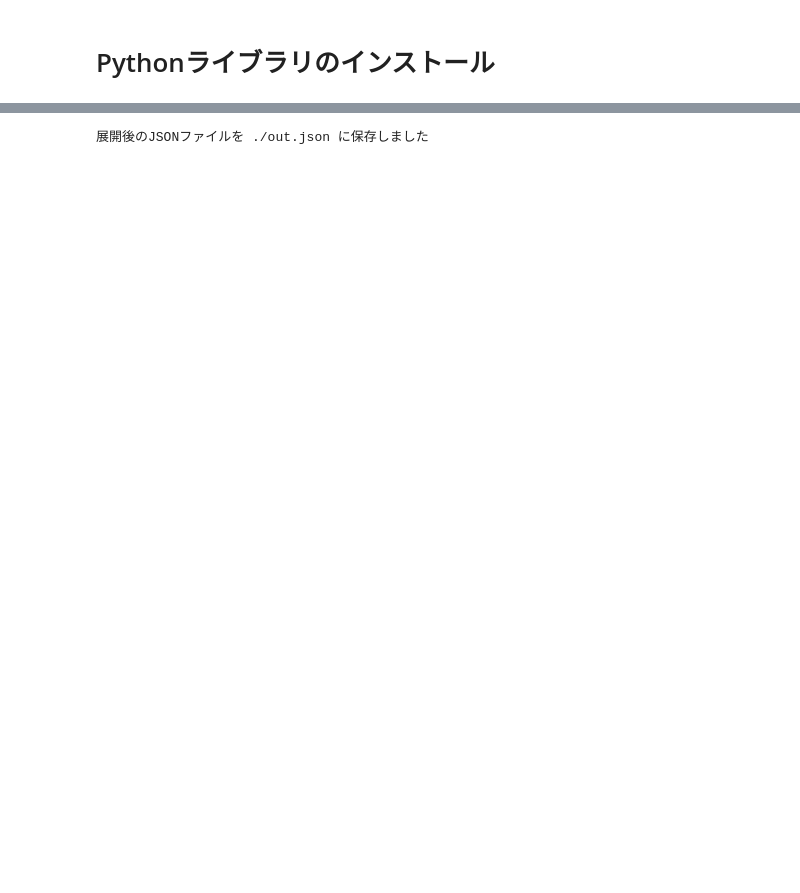
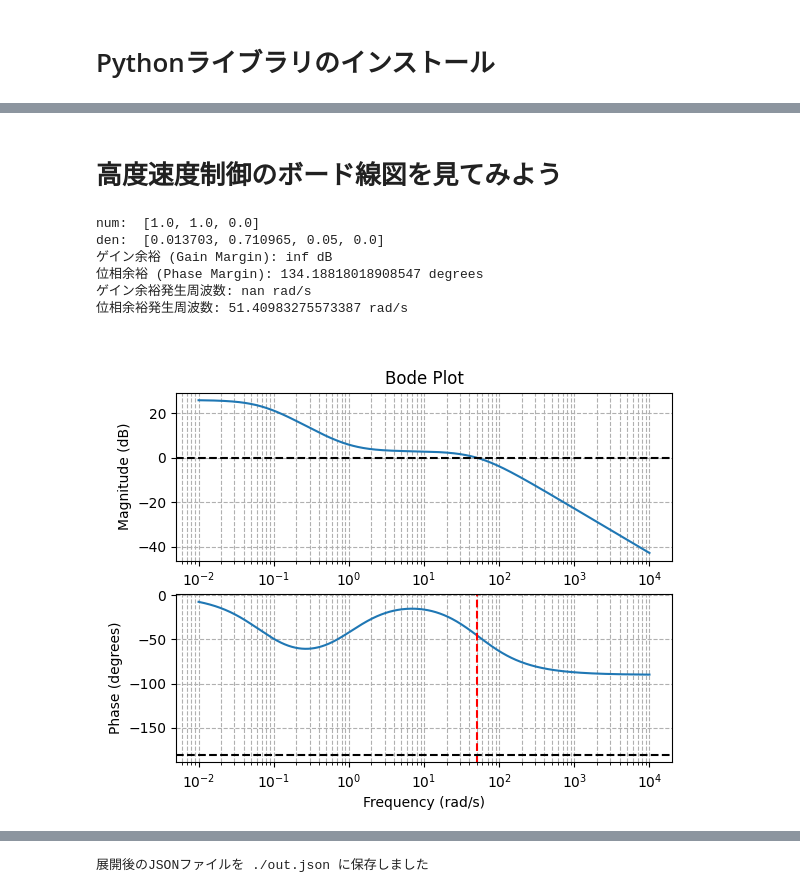
Before and after one commit to toppers/hakoniwa-drone-education, a Jupyter notebook: colab/alt_control.ipynb, the cells around one changed output, grey strips where cells are left out. Saved outputs shown, nothing was run; the diff lists cells and outputs as text; code cells hidden in the pictures; blank space fills up the shorter version.

```diff
--- a/colab/alt_control.ipynb
+++ b/colab/alt_control.ipynb
@@ -53,0 +66,15 @@ Requirement already satisfied: six>=1.5 in /usr/local/lib/python3.10/dist-packag
+# %% [markdown]
+# 高度速度制御のボード線図を見てみよう
+# %%
+!python src/libs/analyze_model.py spd_out.json --mode bode ls
+# 画像の表示
+from IPython.display import Image
+Image('bode_plot.png')
+# %% [output]
+num:  [1.0, 1.0, 0.0]
+den:  [0.013703, 0.710965, 0.05, 0.0]
+ゲイン余裕 (Gain Margin): inf dB
+位相余裕 (Phase Margin): 134.18818018908547 degrees
+ゲイン余裕発生周波数: nan rad/s
+位相余裕発生周波数: 51.40983275573387 rad/s
+[figure, added]
```
Also changed, not shown: parts of 12 cells of this notebook.
